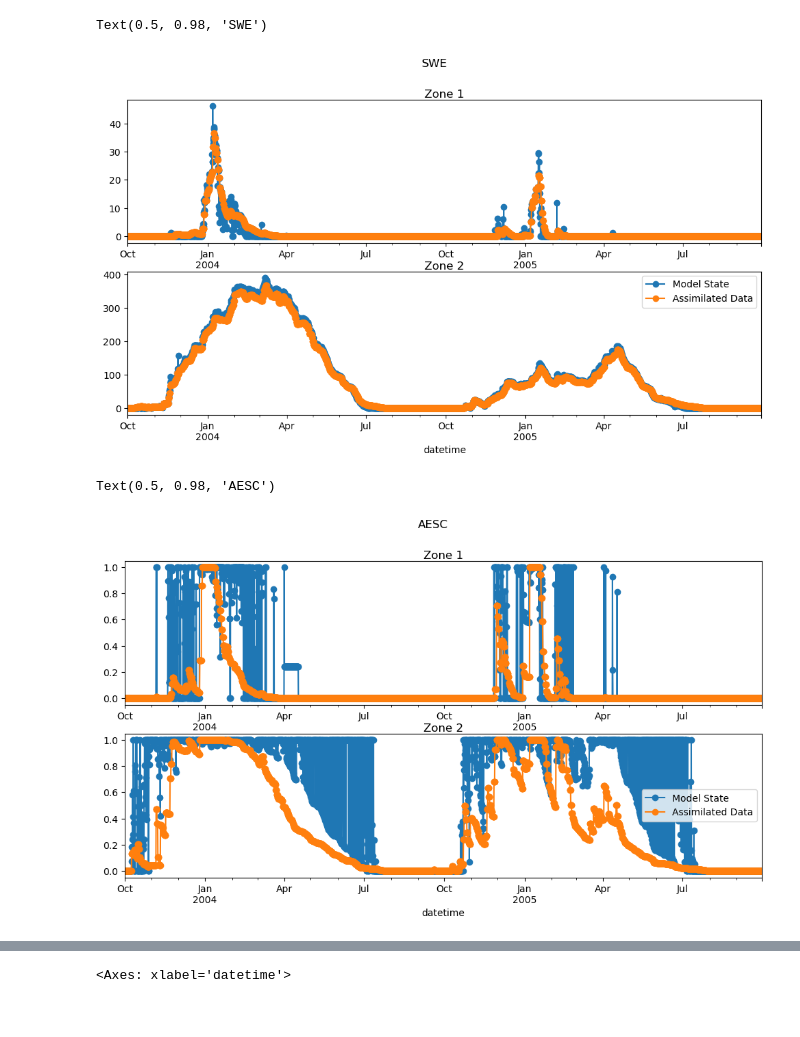
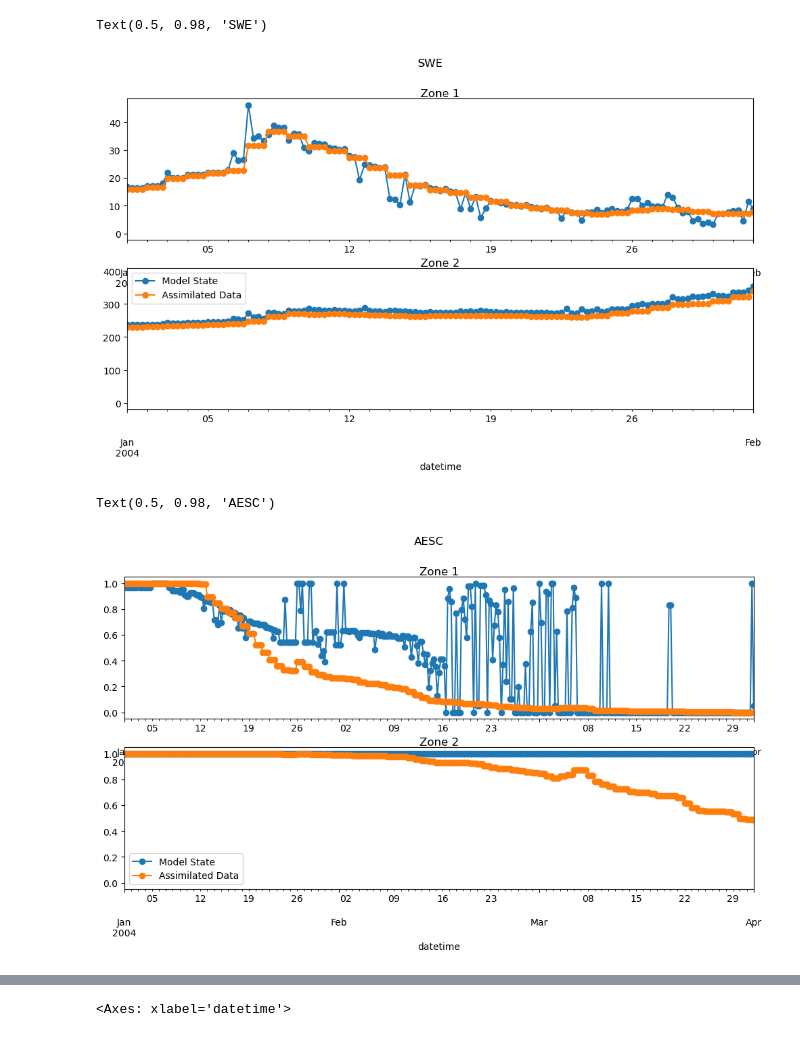
Before and after one commit to elischwat/nwsrfs-hydro-models, a Jupyter notebook: test_results.ipynb, the cells around one changed output, grey strips where cells are left out. Drawn from its saved outputs; the diff is of its cells as text; code cells hidden in the pictures.

```diff
--- a/test_results.ipynb
+++ b/test_results.ipynb
@@ -28,7 +14,7 @@ df = pd.read_csv("NRKW1_assim.csv").rename(columns={"sqin": 'SNODAS'}).set_index
     pd.read_csv("NRKW1.csv").rename(columns={"sqin": 'Normal'}).set_index('datetime')
 )
 # %%
-swe_model_df = pd.read_csv("NRKW1_assim_uofa_with_ae_swe.csv")
+swe_model_df = pd.read_csv("NRKW1_assim_uofa_swe.csv")
 swe_model_df['datetime'] = pd.to_datetime(swe_model_df['datetime'])
 
 swe_df_zone1 = pd.read_csv("/Users/elischwat/Development/snow_product_compare/swe_timeseries_NRKW1XZ1.csv", index_col=0)
@@ -36,7 +22,7 @@ swe_df_zone1['datetime'] = pd.to_datetime(swe_df_zone1[['year', 'month', 'day',
 swe_df_zone2 = pd.read_csv("/Users/elischwat/Development/snow_product_compare/swe_timeseries_NRKW1XZ2.csv", index_col=0)
 swe_df_zone2['datetime'] = pd.to_datetime(swe_df_zone2[['year', 'month', 'day', 'hour']])
 
-ae_model_df = pd.read_csv("NRKW1_assim_uofa_with_ae_aesc.csv")
+ae_model_df = pd.read_csv("NRKW1_assim_uofa_aesc.csv")
 ae_model_df['datetime'] = pd.to_datetime(ae_model_df['datetime'])
 ae_df_zone1 = pd.read_csv("/Users/elischwat/Development/snow_product_compare/ae_timeseries_NRKW1XZ1.csv", index_col=0)
 ae_df_zone1['datetime'] = pd.to_datetime(ae_df_zone1[['year', 'month', 'day', 'hour']])
@@ -51,26 +37,27 @@ swe_model_df.set_index('datetime')['NRKW1-2'].head(1460*2).plot(label = 'Model S
 swe_df_zone2.set_index('datetime')['uofa'].head(1460*2).plot(label = 'Assimilated Data', linestyle='-', marker="o", ax=axes[1])
 axes[0].set_title('Zone 1', pad=0)
 axes[1].set_title('Zone 2', pad=0)
-
+axes[0].set_xlim('20040101', '20040201')
+axes[1].set_xlim('20040101', '20040201')
 plt.legend()
 plt.suptitle('SWE')
 # %% [output]
 Text(0.5, 0.98, 'SWE')
-[figure, old version]
+[figure, new version]
 # %%
 fig, axes = plt.subplots(2,1, figsize=(12,6))
 ae_model_df.set_index('datetime')['NRKW1-1'].head(1460*2).plot(label = 'Model State', linestyle='-', marker="o", ax=axes[0])
 ae_df_zone1.set_index('datetime')['uofa'].head(1460*2).plot(label = 'Assimilated Data', linestyle='-', marker="o", ax=axes[0])
 
 ae_model_df.set_index('datetime')['NRKW1-2'].head(1460*2).plot(label = 'Model State', linestyle='-', marker="o", ax=axes[1])
 ae_df_zone2.set_index('datetime')['uofa'].head(1460*2).plot(label = 'Assimilated Data', linestyle='-', marker="o", ax=axes[1])
 axes[0].set_title('Zone 1', pad=0)
 axes[1].set_title('Zone 2', pad=0)
-# axes[0].set_xlim('20040320', '20040420')
-# axes[1].set_xlim('20040320', '20040420')
+axes[0].set_xlim('20040101', '20040401')
+axes[1].set_xlim('20040101', '20040401')
 
 plt.legend()
 plt.suptitle('AESC')
 # %% [output]
 Text(0.5, 0.98, 'AESC')
-[figure, old version]
+[figure, new version]
```
Also changed, not shown: parts of 4 cells of this notebook, 7 other files.
